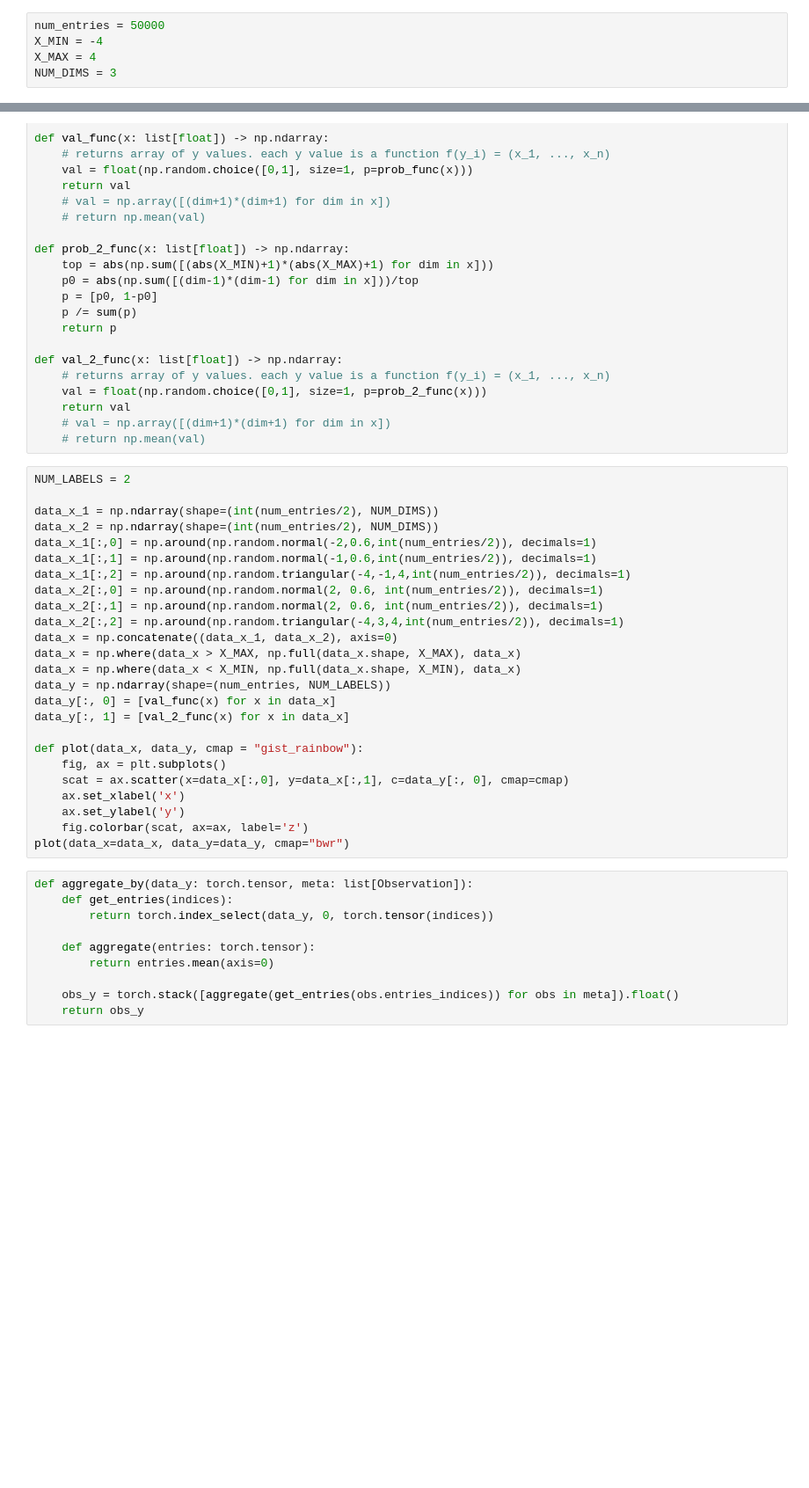
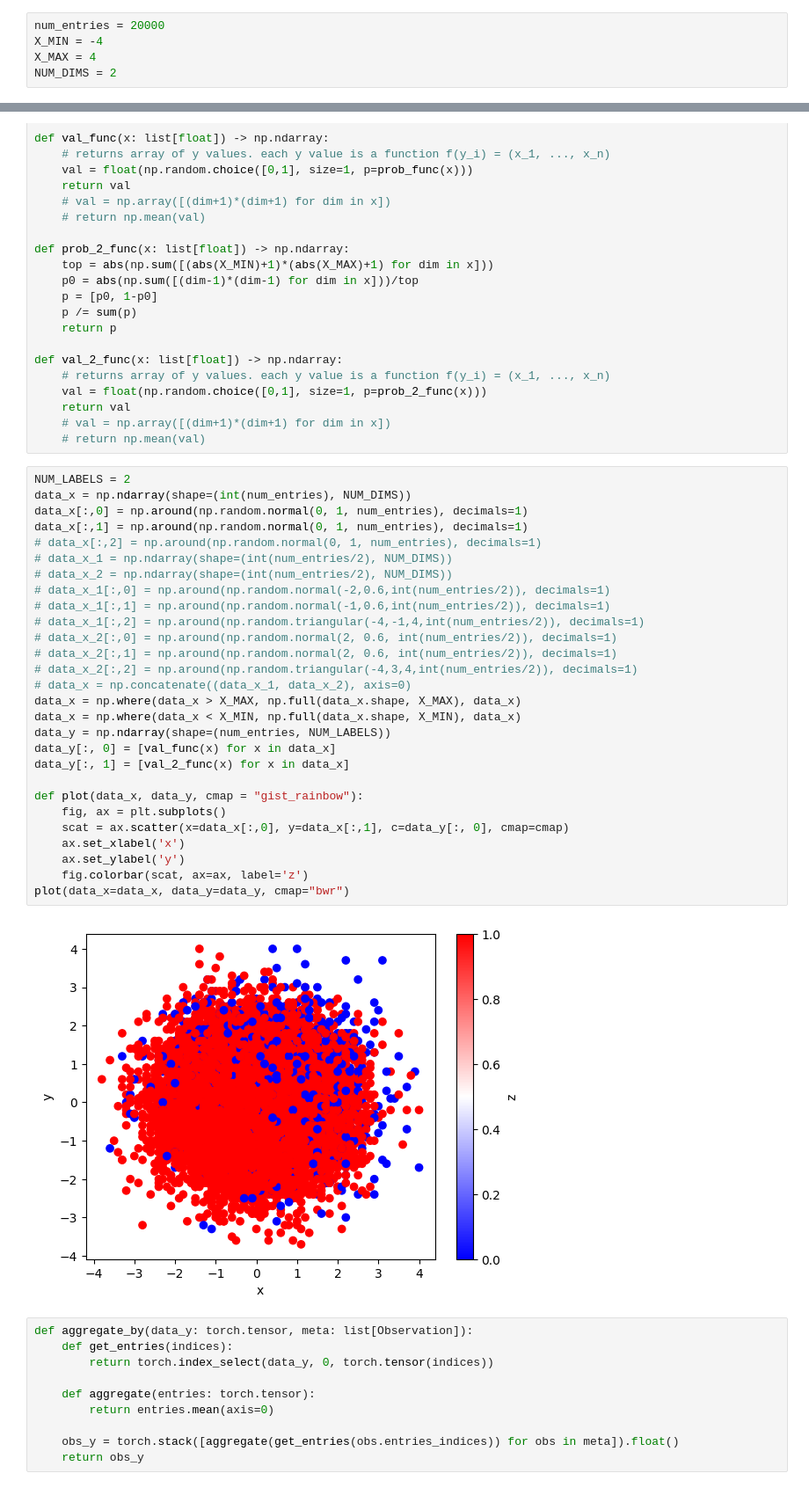
Before and after one commit to JakubDmochowski/Masters-Thesis-Aggregate-Observations, a Jupyter notebook: distribution_dependence.ipynb, the cells around one changed output, grey strips where cells are left out. Shown at 88% size. Cells and saved outputs as stored; diff of their text form; blank space fills up the shorter version.

```diff
--- a/distribution_dependence.ipynb
+++ b/distribution_dependence.ipynb
@@ -4,10 +4,10 @@ from matplotlib import pyplot as plt
 import torch
 from data.dataset import Observation
 # %%
-num_entries = 50000
+num_entries = 20000
 X_MIN = -4
 X_MAX = 4
-NUM_DIMS = 3
+NUM_DIMS = 2
 # %%
 def prob_func(x: list[float]) -> np.ndarray:
     top = abs(np.sum([(abs(X_MIN)+1)*(abs(X_MAX)+1) for dim in x]))
@@ -38,29 +38,34 @@ def val_2_func(x: list[float]) -> np.ndarray:
     # return np.mean(val)
 # %%
 NUM_LABELS = 2
-
-data_x_1 = np.ndarray(shape=(int(num_entries/2), NUM_DIMS))
-data_x_2 = np.ndarray(shape=(int(num_entries/2), NUM_DIMS))
-data_x_1[:,0] = np.around(np.random.normal(-2,0.6,int(num_entries/2)), decimals=1)
-data_x_1[:,1] = np.around(np.random.normal(-1,0.6,int(num_entries/2)), decimals=1)
-data_x_1[:,2] = np.around(np.random.triangular(-4,-1,4,int(num_entries/2)), decimals=1)
-data_x_2[:,0] = np.around(np.random.normal(2, 0.6, int(num_entries/2)), decimals=1)
-data_x_2[:,1] = np.around(np.random.normal(2, 0.6, int(num_entries/2)), decimals=1)
-data_x_2[:,2] = np.around(np.random.triangular(-4,3,4,int(num_entries/2)), decimals=1)
-data_x = np.concatenate((data_x_1, data_x_2), axis=0)
+data_x = np.ndarray(shape=(int(num_entries), NUM_DIMS))
+data_x[:,0] = np.around(np.random.normal(0, 1, num_entries), decimals=1)
+data_x[:,1] = np.around(np.random.normal(0, 1, num_entries), decimals=1)
+# data_x[:,2] = np.around(np.random.normal(0, 1, num_entries), decimals=1)
+# data_x_1 = np.ndarray(shape=(int(num_entries/2), NUM_DIMS))
+# data_x_2 = np.ndarray(shape=(int(num_entries/2), NUM_DIMS))
+# data_x_1[:,0] = np.around(np.random.normal(-2,0.6,int(num_entries/2)), decimals=1)
+# data_x_1[:,1] = np.around(np.random.normal(-1,0.6,int(num_entries/2)), decimals=1)
+# data_x_1[:,2] = np.around(np.random.triangular(-4,-1,4,int(num_entries/2)), decimals=1)
+# data_x_2[:,0] = np.around(np.random.normal(2, 0.6, int(num_entries/2)), decimals=1)
+# data_x_2[:,1] = np.around(np.random.normal(2, 0.6, int(num_entries/2)), decimals=1)
+# data_x_2[:,2] = np.around(np.random.triangular(-4,3,4,int(num_entries/2)), decimals=1)
+# data_x = np.concatenate((data_x_1, data_x_2), axis=0)
 data_x = np.where(data_x > X_MAX, np.full(data_x.shape, X_MAX), data_x)
 data_x = np.where(data_x < X_MIN, np.full(data_x.shape, X_MIN), data_x)
 data_y = np.ndarray(shape=(num_entries, NUM_LABELS))
 data_y[:, 0] = [val_func(x) for x in data_x]
 data_y[:, 1] = [val_2_func(x) for x in data_x]
 
 def plot(data_x, data_y, cmap = "gist_rainbow"):
     fig, ax = plt.subplots()
     scat = ax.scatter(x=data_x[:,0], y=data_x[:,1], c=data_y[:, 0], cmap=cmap)
     ax.set_xlabel('x')
     ax.set_ylabel('y')
     fig.colorbar(scat, ax=ax, label='z')
 plot(data_x=data_x, data_y=data_y, cmap="bwr")
+# %% [output]
+[figure, added]
 # %%
 def aggregate_by(data_y: torch.tensor, meta: list[Observation]):
     def get_entries(indices):
```
Also changed, not shown: parts of 8 cells of this notebook.
